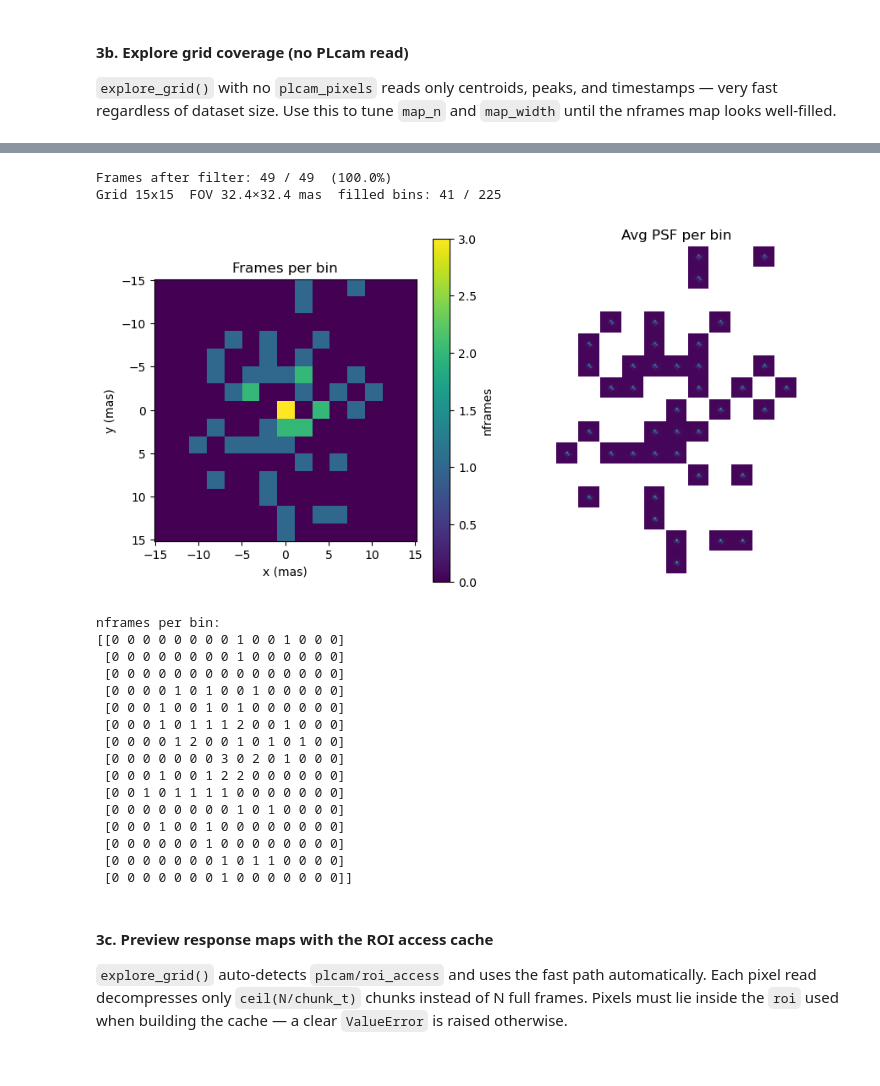
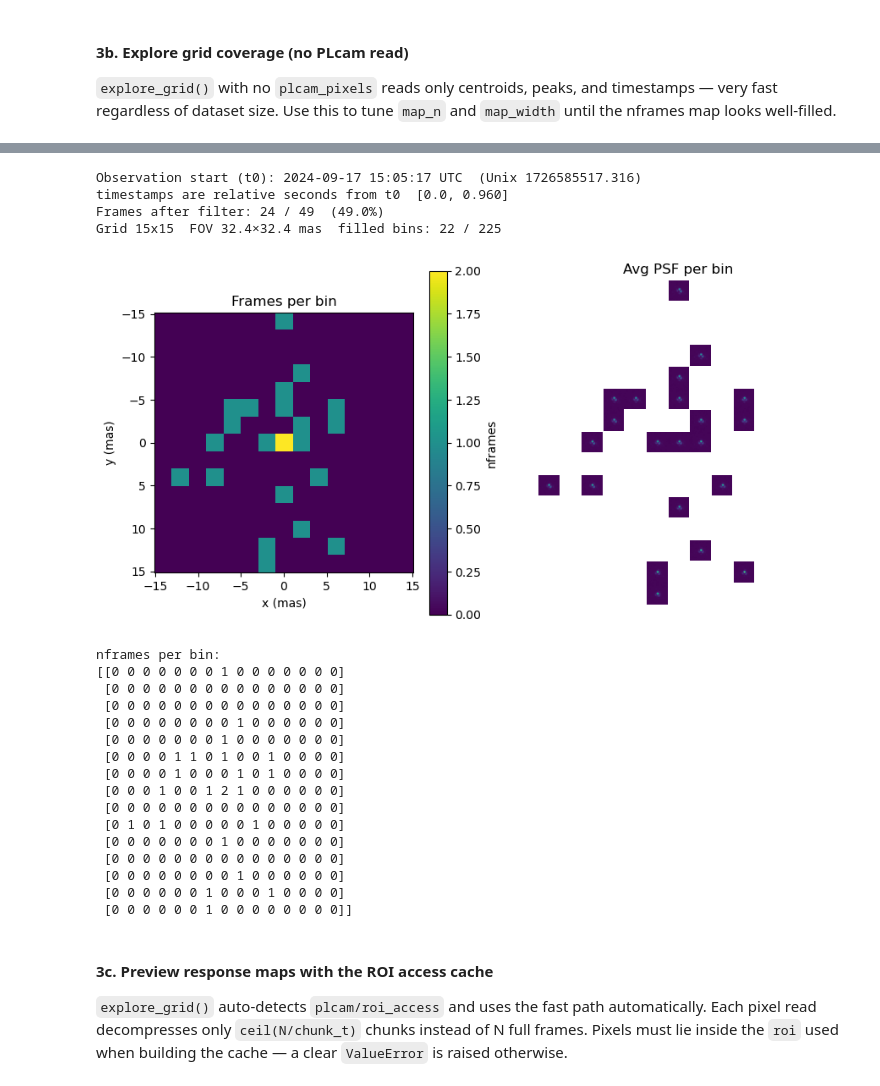
Before and after one commit to YooJung-Kim/PLred, a Jupyter notebook: PLred/tutorials/step1_frame_sorting.ipynb, the cells around one changed output, grey strips where cells are left out. Drawn from its saved outputs; the diff is of its cells as text; code cells hidden in the pictures.

```diff
--- a/PLred/tutorials/step1_frame_sorting.ipynb
+++ b/PLred/tutorials/step1_frame_sorting.ipynb
@@ -232,34 +246,38 @@ max diff (fast vs slow): 0.0
 # %%
 result = average.explore_grid(
     giant_h5,
     map_n     = 15,
     map_width = 2,
     pix2mas   = 16.2,
     plot      = True,
+    time_min  = 0.5,
+    time_max  = 1,
 )
 
 print('nframes per bin:')
 print(result['nframes_map'])
 # %% [output]
-Frames after filter: 49 / 49  (100.0%)
-Grid 15x15  FOV 32.4×32.4 mas  filled bins: 41 / 225
+Observation start (t0): 2024-09-17 15:05:17 UTC  (Unix 1726585517.316)
+timestamps are relative seconds from t0  [0.0, 0.960]
+Frames after filter: 24 / 49  (49.0%)
+Grid 15x15  FOV 32.4×32.4 mas  filled bins: 22 / 225
-[figure, old version]
+[figure, new version]
 nframes per bin:
-[[0 0 0 0 0 0 0 0 1 0 0 1 0 0 0]
+[[0 0 0 0 0 0 0 1 0 0 0 0 0 0 0]
+ [0 0 0 0 0 0 0 0 0 0 0 0 0 0 0]
+ [0 0 0 0 0 0 0 0 0 0 0 0 0 0 0]
  [0 0 0 0 0 0 0 0 1 0 0 0 0 0 0]
+ [0 0 0 0 0 0 0 1 0 0 0 0 0 0 0]
+ [0 0 0 0 1 1 0 1 0 0 1 0 0 0 0]
+ [0 0 0 0 1 0 0 0 1 0 1 0 0 0 0]
+ [0 0 0 1 0 0 1 2 1 0 0 0 0 0 0]
  [0 0 0 0 0 0 0 0 0 0 0 0 0 0 0]
- [0 0 0 0 1 0 1 0 0 1 0 0 0 0 0]
- [0 0 0 1 0 0 1 0 1 0 0 0 0 0 0]
- [0 0 0 1 0 1 1 1 2 0 0 1 0 0 0]
- [0 0 0 0 1 2 0 0 1 0 1 0 1 0 0]
- [0 0 0 0 0 0 0 3 0 2 0 1 0 0 0]
- [0 0 0 1 0 0 1 2 2 0 0 0 0 0 0]
- [0 0 1 0 1 1 1 1 0 0 0 0 0 0 0]
- [0 0 0 0 0 0 0 0 1 0 1 0 0 0 0]
- [0 0 0 1 0 0 1 0 0 0 0 0 0 0 0]
- [0 0 0 0 0 0 1 0 0 0 0 0 0 0 0]
- [0 0 0 0 0 0 0 1 0 1 1 0 0 0 0]
- [0 0 0 0 0 0 0 1 0 0 0 0 0 0 0]]
+ [0 1 0 1 0 0 0 0 0 1 0 0 0 0 0]
+ [0 0 0 0 0 0 0 1 0 0 0 0 0 0 0]
+ [0 0 0 0 0 0 0 0 0 0 0 0 0 0 0]
+ [0 0 0 0 0 0 0 0 1 0 0 0 0 0 0]
+ [0 0 0 0 0 0 1 0 0 0 1 0 0 0 0]
+ [0 0 0 0 0 0 1 0 0 0 0 0 0 0 0]]
 # %% [markdown]
 #### 3c. Preview response maps with the ROI access cache
 
```
Also changed, not shown: parts of 8 cells of this notebook, 3 other files.
